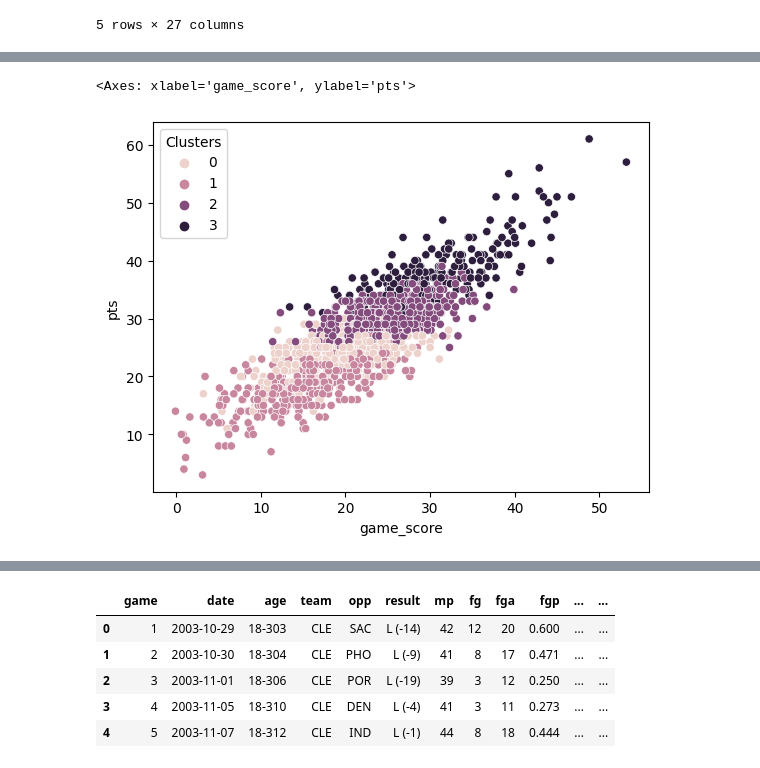
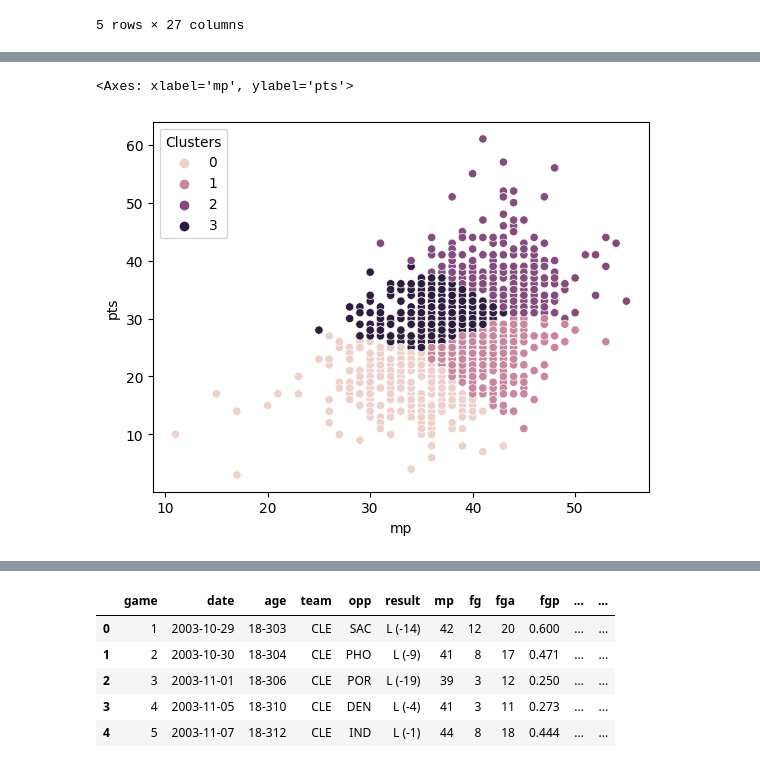
Before and after one commit to ndlovuraymond/datascience, a Jupyter notebook: K-means clustering/lebron_cluster pts-min.ipynb, the cells around one changed output, grey strips where cells are left out. Cells and saved outputs as stored; diff of their text form; code cells hidden in the pictures.

```diff
--- a/K-means clustering/lebron_cluster pts-min.ipynb
+++ b/K-means clustering/lebron_cluster pts-min.ipynb
@@ -56,9 +56,9 @@ Clusters
 Name: count, dtype: int64
 # %%
-sns.scatterplot(x="game_score", y="pts",hue = 'Clusters',  data=df)
+sns.scatterplot(x="mp", y="pts",hue = 'Clusters',  data=df)
 # %% [output]
-<Axes: xlabel='game_score', ylabel='pts'>
+<Axes: xlabel='mp', ylabel='pts'>
-[figure, old version]
+[figure, new version]
 # %%
 silhouette_avg = silhouette_score(df[['pts','game_score']], df['Clusters'])
 print("Silhouette Score:", silhouette_avg)
```
Also changed, not shown: parts of 18 cells of this notebook, 2 other files.
